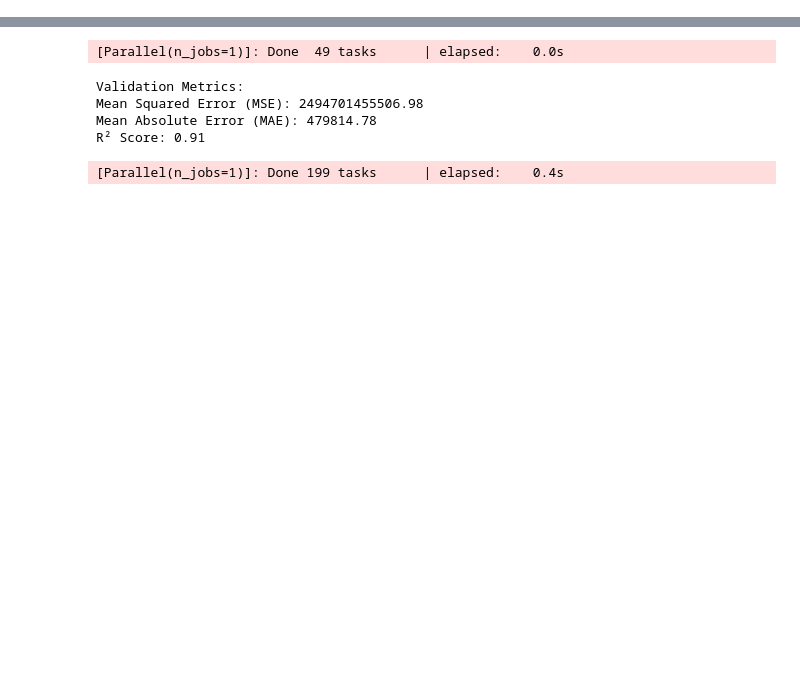
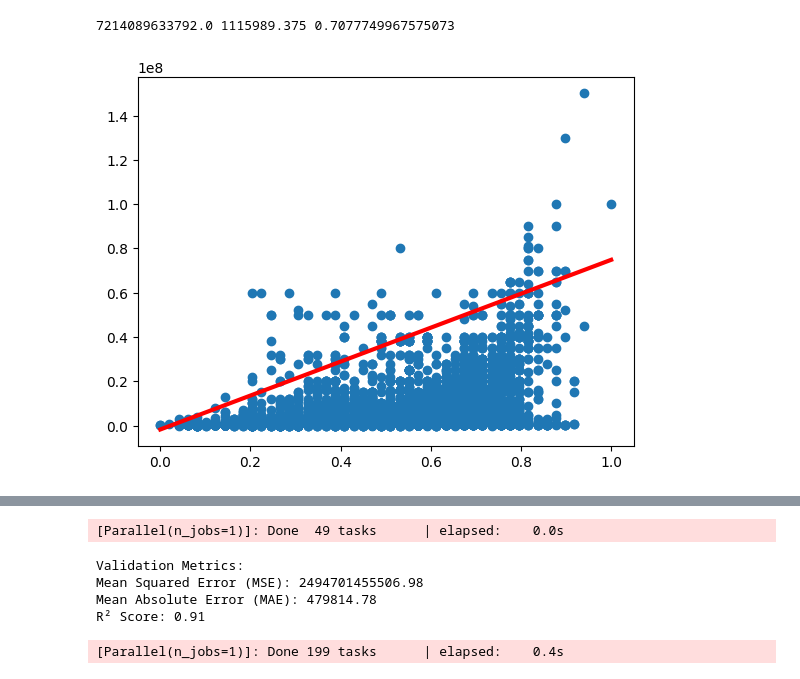
Before and after one commit to Ardacikgoz/FootballPlayerMarketValue, a Jupyter notebook: Model.ipynb, the cells around one changed output, grey strips where cells are left out. Cells and saved outputs as stored; diff of their text form; code cells hidden in the pictures; blank space fills up the shorter version.

```diff
--- a/Model.ipynb
+++ b/Model.ipynb
@@ -28,0 +123,31 @@ X_train, y_train,X_test, y_test = train_test_split(X_lowdim, y_lowdim, test_size
+# %%
+val_mse = mean_squared_error(y_test, y_pred)
+val_mae = mean_absolute_error(y_test, y_pred)
+val_r2 = r2_score(y_test, y_pred)
+print(val_mse,val_mae,val_r2)
+# %% [output]
+7214089633792.0 1115989.375 0.7077749967575073
+# %%
+x = df_low_dim["overall"]
+y = df_low_dim["Market_Value"]
+
+# Scatter plot
+plt.scatter(x, y)
+
+# Fit a linear regression model
+coefficients = np.polyfit(x, y, 1)
+m, b = coefficients  # Extract slope and intercept
+
+# Manual adjustments
+manual_slope = m * 4  # Increase slope by 10%
+manual_intercept = b + 5000000  # Shift intercept up by 0.5
+
+# Create the adjusted regression line
+x_line = np.linspace(min(x), max(x), 100)
+adjusted_line = manual_slope * x_line + manual_intercept
+# Plot regression line
+plt.plot(x_line, adjusted_line, color='red',linewidth=3, label='Regression Line')
+plt.savefig("regression.png")
+plt.show()
+# %% [output]
+[figure, added]
```
Also changed, not shown: parts of 28 cells of this notebook.
